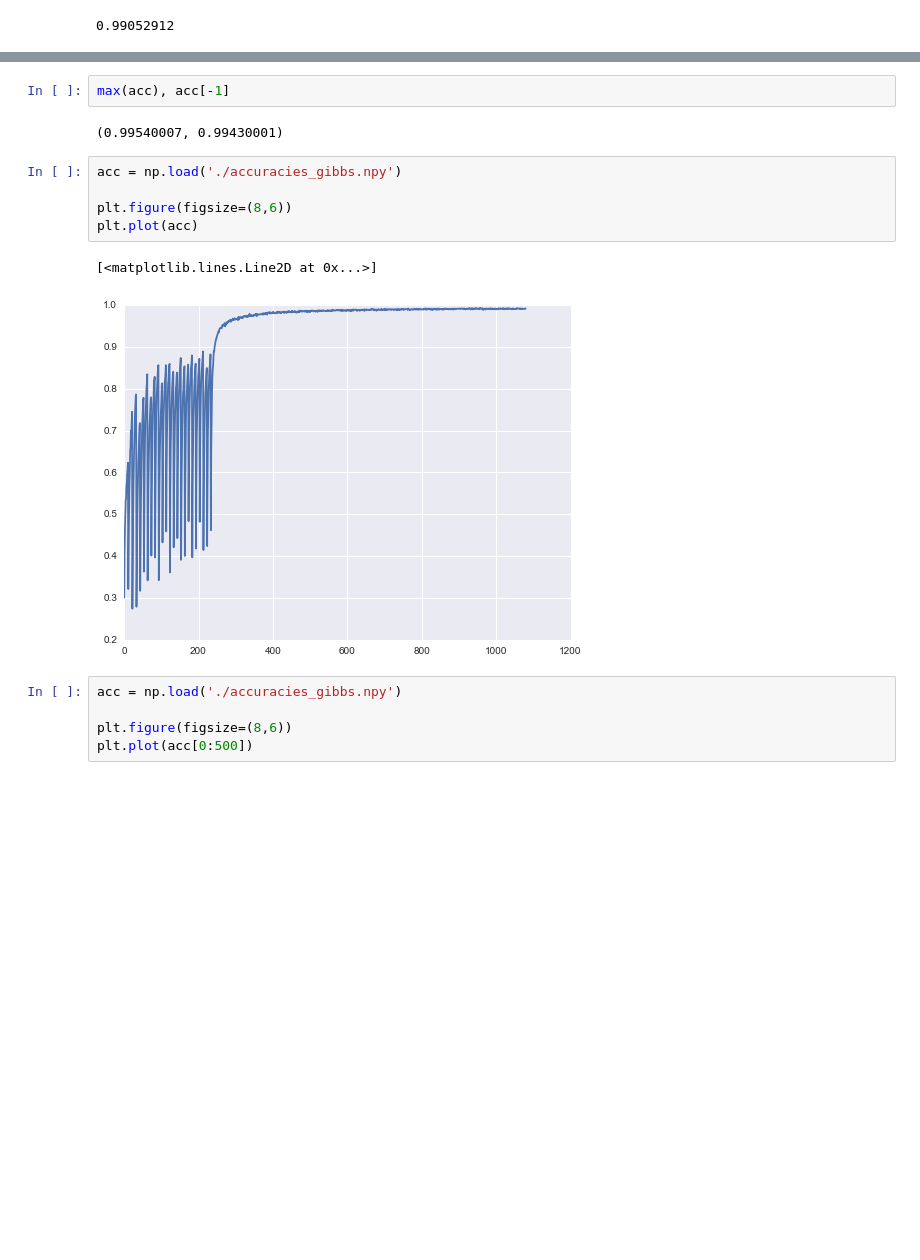
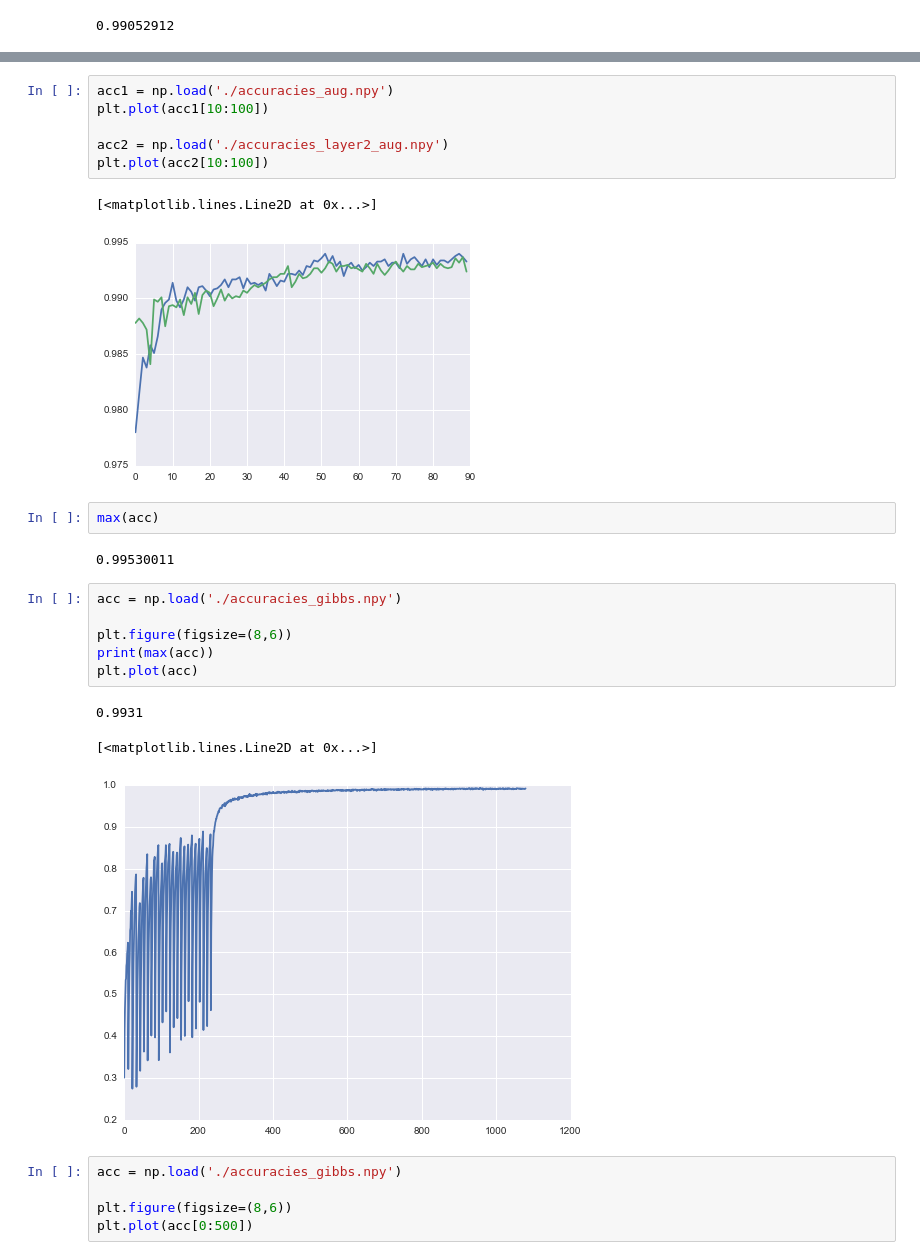
Before and after one commit to jaredawebb/ForwardThinking, a Jupyter notebook: replication/vanilla_conv.ipynb, the cells around one changed output, grey strips where cells are left out. Saved outputs shown, nothing was run; the diff lists cells and outputs as text; blank space fills up the shorter version.

```diff
--- a/replication/vanilla_conv.ipynb
+++ b/replication/vanilla_conv.ipynb
@@ -251,14 +247,25 @@ np.mean(acc[-100:])
+# %%
+acc1 = np.load('./accuracies_aug.npy')
+plt.plot(acc1[10:100])
+
+acc2 = np.load('./accuracies_layer2_aug.npy')
+plt.plot(acc2[10:100])
+# %% [output]
+[<matplotlib.lines.Line2D at 0x...>]
+[figure, added]
 # %%
-max(acc), acc[-1]
+max(acc)
 # %% [output]
-(0.99540007, 0.99430001)
+0.99530011
 # %%
 acc = np.load('./accuracies_gibbs.npy')
 
 plt.figure(figsize=(8,6))
+print(max(acc))
 plt.plot(acc)
 # %% [output]
-[<matplotlib.lines.Line2D at 0x...>]
+0.9931
+[<matplotlib.lines.Line2D at 0x...>]
 [figure]
 # %%
 acc = np.load('./accuracies_gibbs.npy')
```
Also changed, not shown: parts of 2 cells of this notebook, 2 other files.
